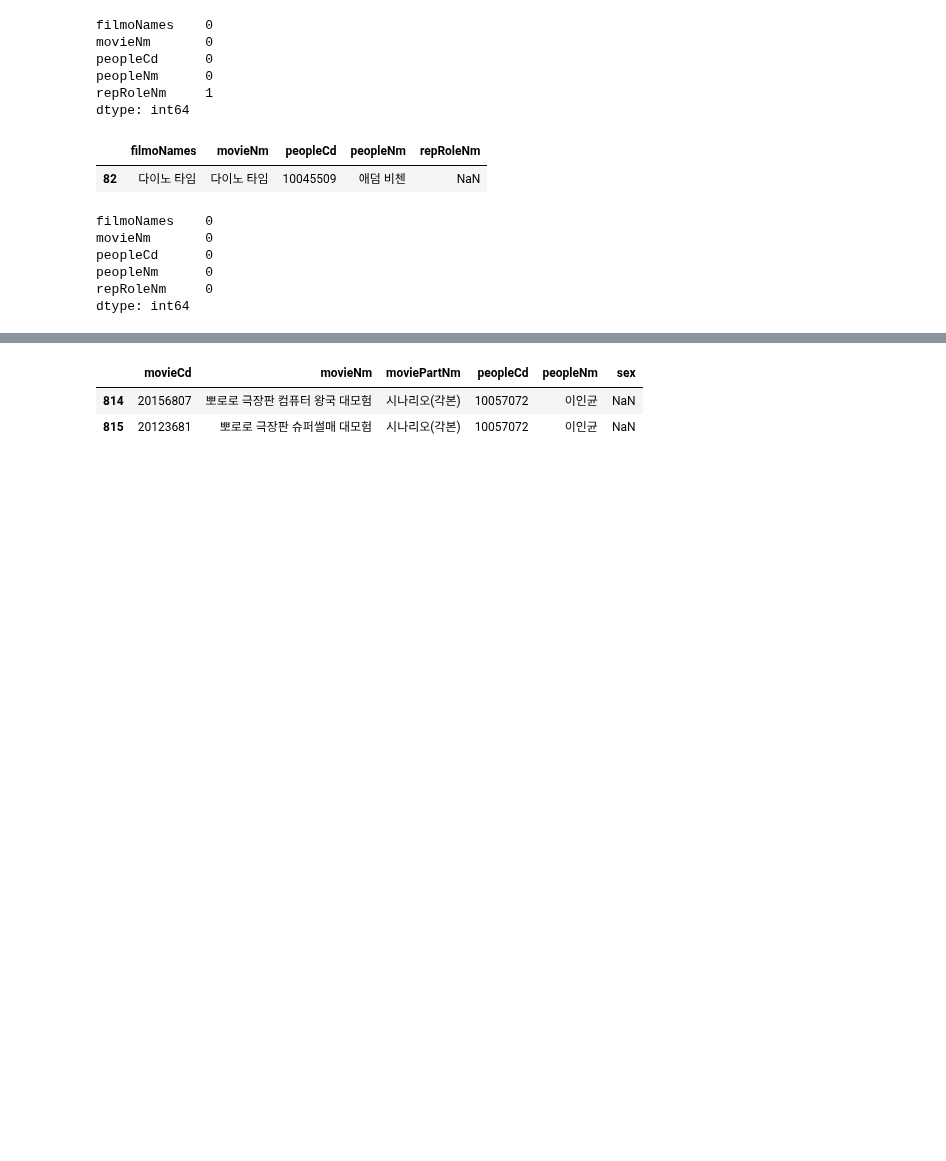
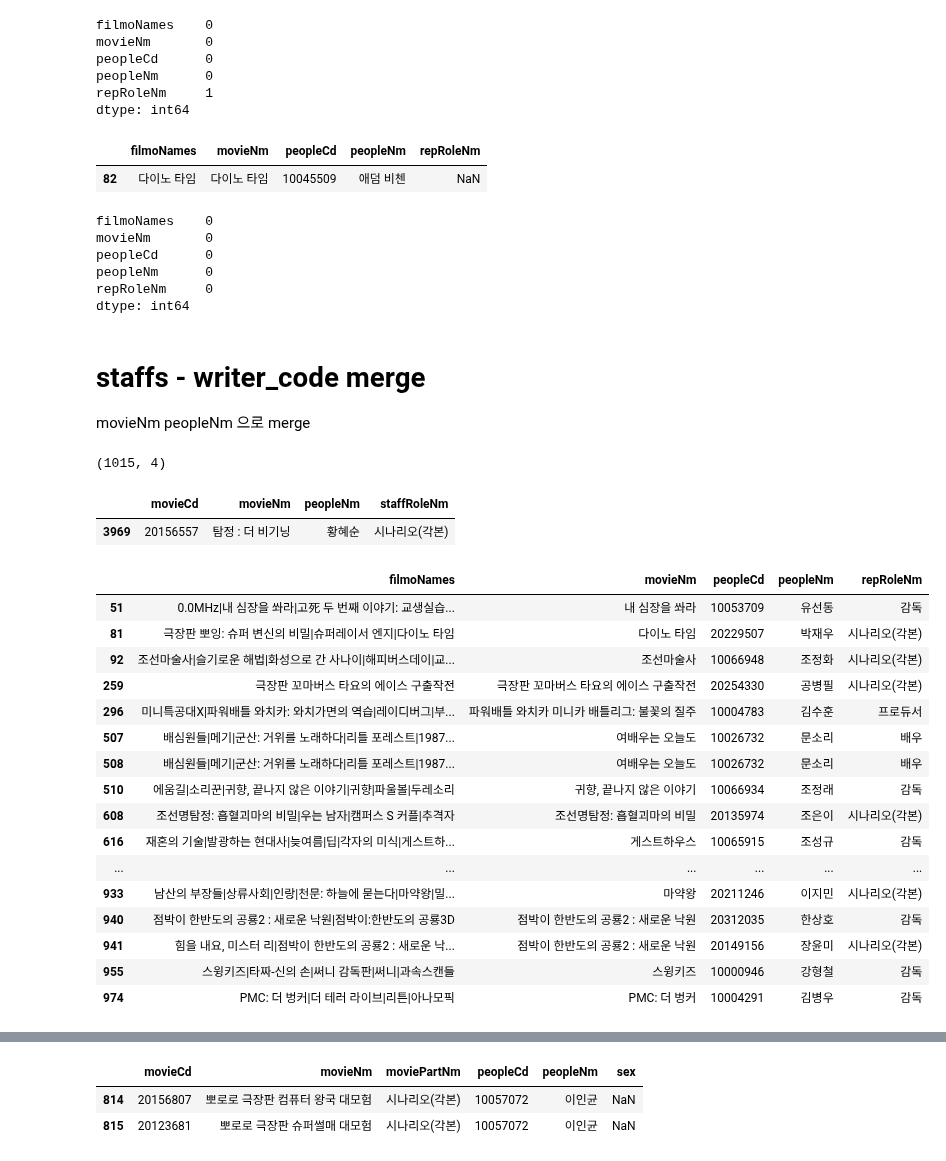
Before and after one commit to kim4pb/Female-led-Korean-Films, a Jupyter notebook: 02.EDA/Writer_EDA.ipynb, the cells around one changed output, grey strips where cells are left out. Drawn from its saved outputs; the diff is of its cells as text; code cells hidden in the pictures; blank space fills up the shorter version.

```diff
--- a/02.EDA/Writer_EDA.ipynb
+++ b/02.EDA/Writer_EDA.ipynb
@@ -66,3 +66,37 @@ peopleCd      0
 peopleNm      0
 repRoleNm     0
 dtype: int64
+# %% [markdown]
+# staffs - writer_code merge
+movieNm peopleNm 으로 merge
+# %%
+# staffs 테이블에서 각본가만 따로 저장
+staff_writer_only = staffs[staffs['staffRoleNm'] == '시나리오(각본)']
+
+print(staff_writer_only.shape)
+staff_writer_only.sample()
+# %% [output]
+(1015, 4)
+|  | movieCd | movieNm | peopleNm | staffRoleNm |
+| 3969 | 20156557 | 탐정 : 더 비기닝 | 황혜순 | 시나리오(각본) |
+# %%
+writer_code.shape
+writer_code[writer_code.duplicated()]
+# %% [output]
+|  | filmoNames | movieNm | peopleCd | peopleNm | repRoleNm |
+| 51 | 0.0MHz|내 심장을 쏴라|고死 두 번째 이야기: 교생실습... | 내 심장을 쏴라 | 10053709 | 유선동 | 감독 |
+| 81 | 극장판 뽀잉: 슈퍼 변신의 비밀|슈퍼레이서 엔지|다이노 타임 | 다이노 타임 | 20229507 | 박재우 | 시나리오(각본) |
+| 92 | 조선마술사|슬기로운 해법|화성으로 간 사나이|해피버스데이|교... | 조선마술사 | 10066948 | 조정화 | 시나리오(각본) |
+| 259 | 극장판 꼬마버스 타요의 에이스 구출작전 | 극장판 꼬마버스 타요의 에이스 구출작전 | 20254330 | 공병필 | 시나리오(각본) |
+| 296 | 미니특공대X|파워배틀 와치카: 와치가면의 역습|레이디버그|부... | 파워배틀 와치카 미니카 배틀리그: 불꽃의 질주 | 10004783 | 김수훈 | 프로듀서 |
+| 507 | 배심원들|메기|군산: 거위를 노래하다|리틀 포레스트|1987... | 여배우는 오늘도 | 10026732 | 문소리 | 배우 |
+| 508 | 배심원들|메기|군산: 거위를 노래하다|리틀 포레스트|1987... | 여배우는 오늘도 | 10026732 | 문소리 | 배우 |
+| 510 | 에움길|소리꾼|귀향, 끝나지 않은 이야기|귀향|파울볼|두레소리 | 귀향, 끝나지 않은 이야기 | 10066934 | 조정래 | 감독 |
+| 608 | 조선명탐정: 흡혈괴마의 비밀|우는 남자|캠퍼스 S 커플|추격자 | 조선명탐정: 흡혈괴마의 비밀 | 20135974 | 조은이 | 시나리오(각본) |
+| 616 | 재혼의 기술|발광하는 현대사|늦여름|딥|각자의 미식|게스트하... | 게스트하우스 | 10065915 | 조성규 | 감독 |
+| ... | ... | ... | ... | ... | ... |
+| 933 | 남산의 부장들|상류사회|인랑|천문: 하늘에 묻는다|마약왕|밀... | 마약왕 | 20211246 | 이지민 | 시나리오(각본) |
+| 940 | 점박이 한반도의 공룡2 : 새로운 낙원|점박이:한반도의 공룡3D | 점박이 한반도의 공룡2 : 새로운 낙원 | 20312035 | 한상호 | 감독 |
+| 941 | 힘을 내요, 미스터 리|점박이 한반도의 공룡2 : 새로운 낙... | 점박이 한반도의 공룡2 : 새로운 낙원 | 20149156 | 장윤미 | 시나리오(각본) |
+| 955 | 스윙키즈|타짜-신의 손|써니 감독판|써니|과속스캔들 | 스윙키즈 | 10000946 | 강형철 | 감독 |
+| 974 | PMC: 더 벙커|더 테러 라이브|리튼|아나모픽 | PMC: 더 벙커 | 10004291 | 김병우 | 감독 |
```
Also changed, not shown: parts of 13 cells of this notebook.
